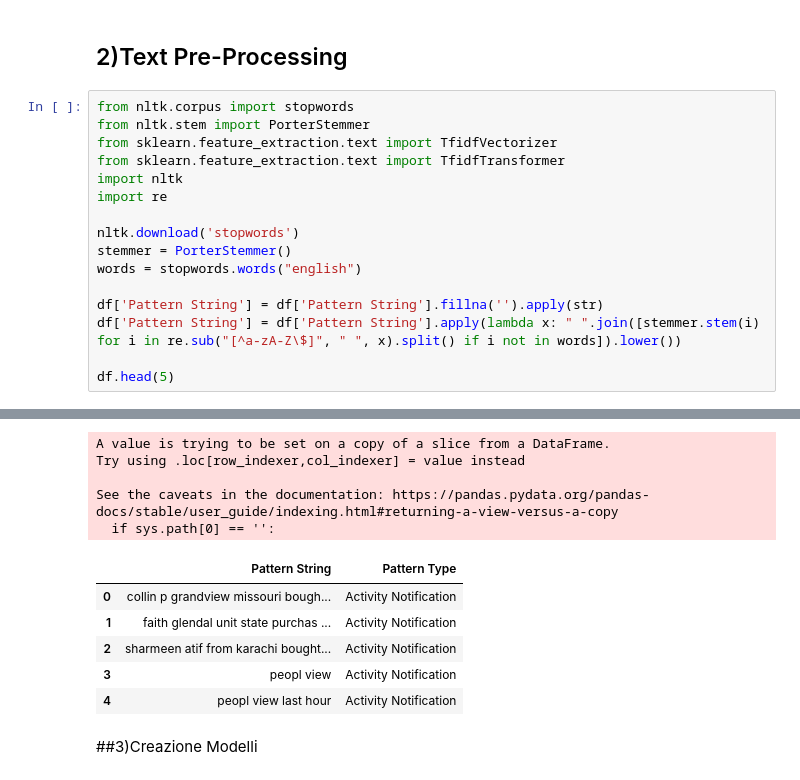
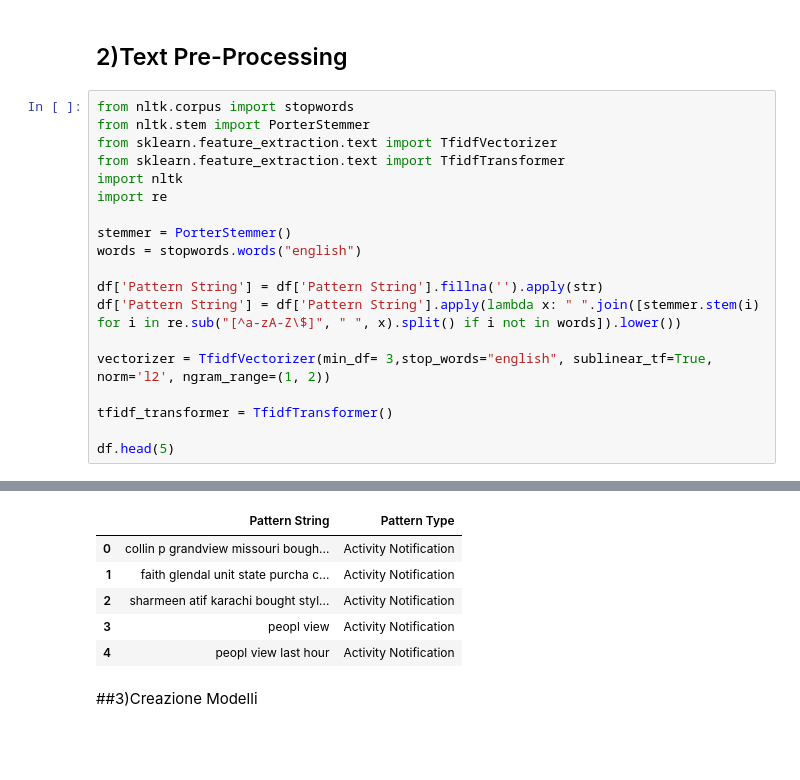
Before and after one commit to Everysimo/DarkPattern_Thesis, a Jupyter notebook: DarkPattern_Classifier.ipynb, the cells around one changed output, grey strips where cells are left out. Drawn from its saved outputs; the diff is of its cells as text; blank space fills up the shorter version.

```diff
--- a/DarkPattern_Classifier.ipynb
+++ b/DarkPattern_Classifier.ipynb
@@ -128,12 +128,15 @@ from sklearn.feature_extraction.text import TfidfTransformer
 import nltk
 import re
 
-nltk.download('stopwords')
 stemmer = PorterStemmer()
 words = stopwords.words("english")
 
 df['Pattern String'] = df['Pattern String'].fillna('').apply(str)
 df['Pattern String'] = df['Pattern String'].apply(lambda x: " ".join([stemmer.stem(i) for i in re.sub("[^a-zA-Z\$]", " ", x).split() if i not in words]).lower())
 
+vectorizer = TfidfVectorizer(min_df= 3,stop_words="english", sublinear_tf=True, norm='l2', ngram_range=(1, 2))
+
+tfidf_transformer = TfidfTransformer()
+
 df.head(5)
 # %% [output]
@@ -142,12 +143,7 @@ df.head(5)
-A value is trying to be set on a copy of a slice from a DataFrame.
-Try using .loc[row_indexer,col_indexer] = value instead
-
-See the caveats in the documentation: https://pandas.pydata.org/pandas-docs/stable/user_guide/indexing.html#returning-a-view-versus-a-copy
-  if sys.path[0] == '':
 |  | Pattern String | Pattern Type |
 | 0 | collin p grandview missouri bough... | Activity Notification |
-| 1 | faith glendal unit state purchas ... | Activity Notification |
-| 2 | sharmeen atif from karachi bought... | Activity Notification |
+| 1 | faith glendal unit state purcha c... | Activity Notification |
+| 2 | sharmeen atif karachi bought styl... | Activity Notification |
 | 3 | peopl view | Activity Notification |
 | 4 | peopl view last hour | Activity Notification |
 # %% [markdown]
```
Also changed, not shown: parts of 7 cells of this notebook.
